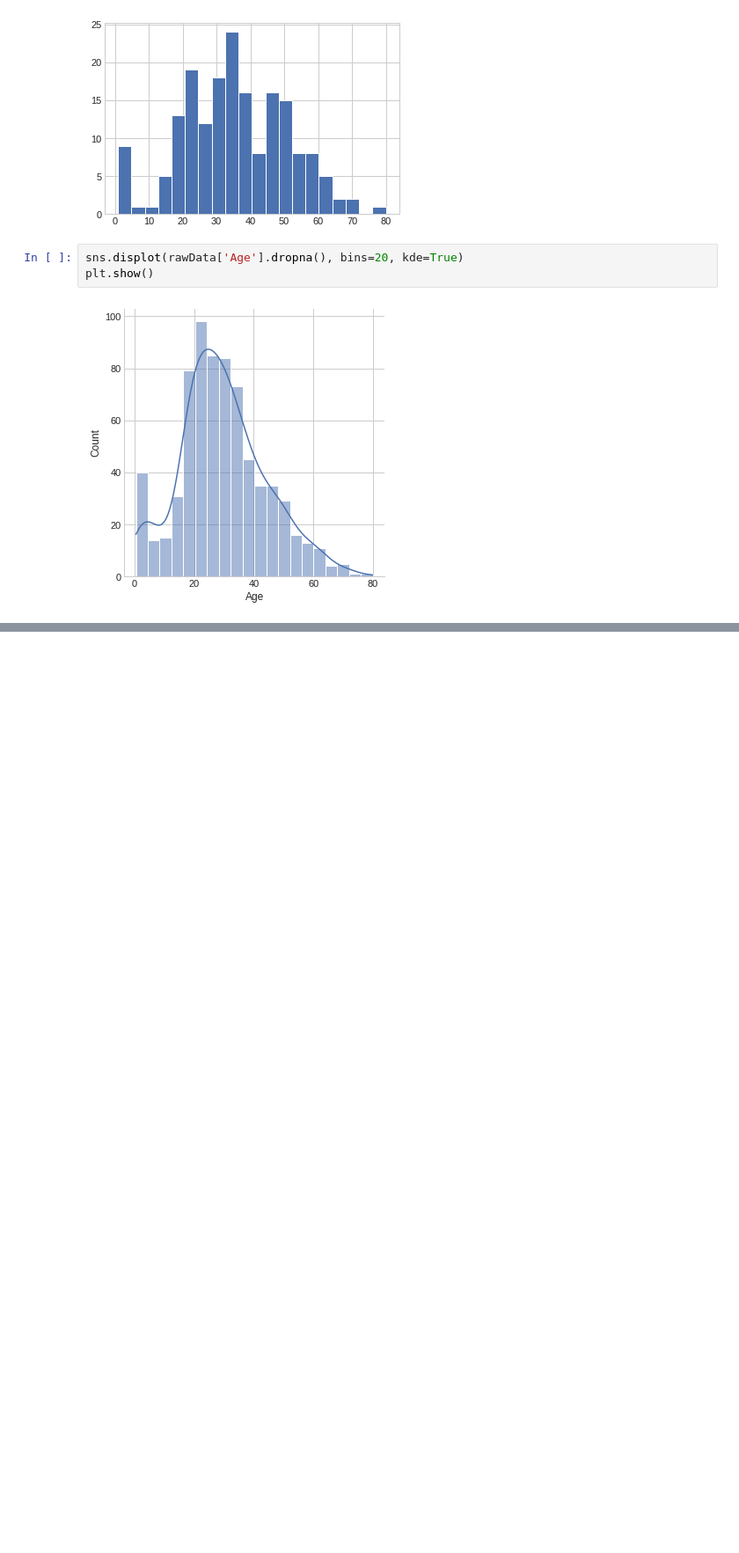
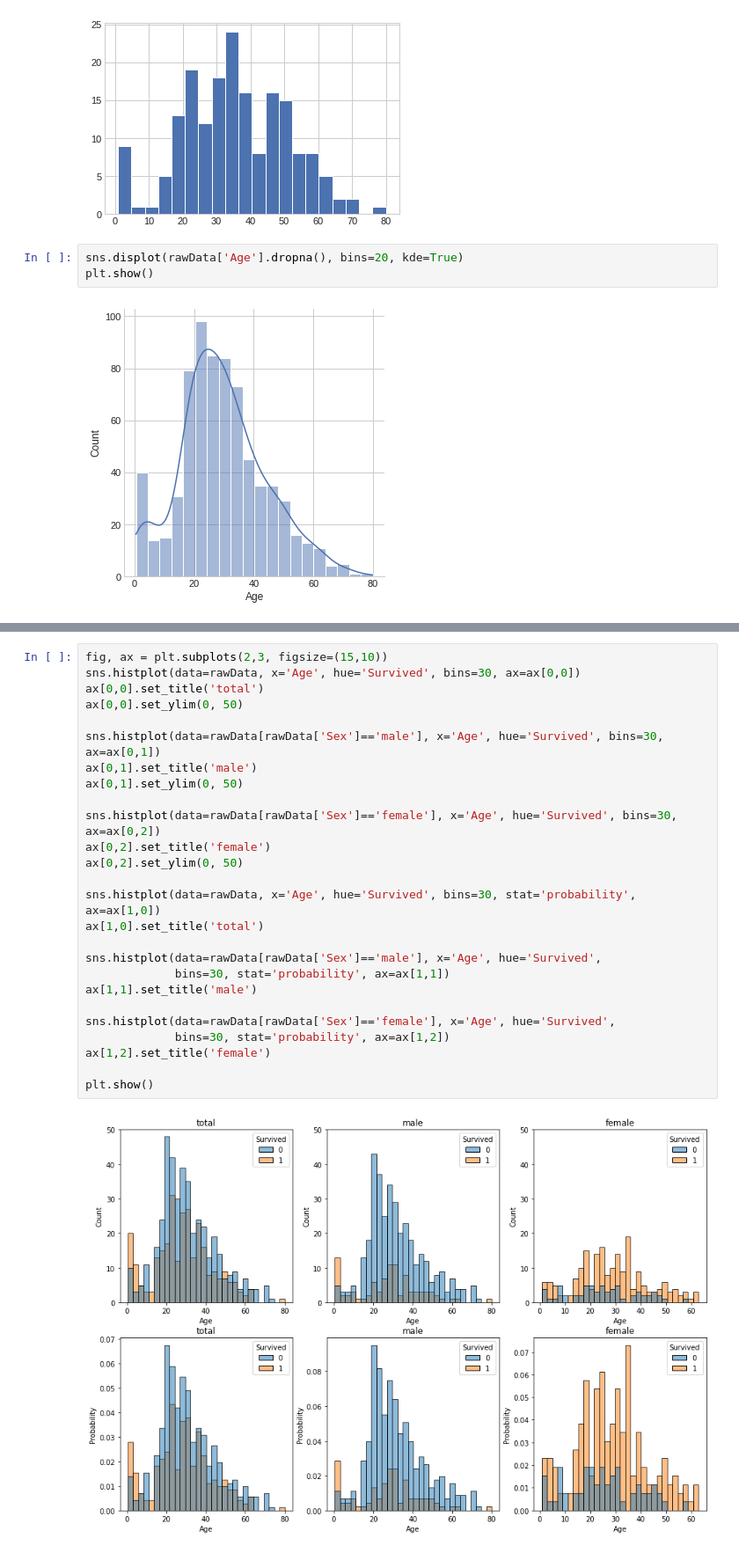
Before and after one commit to sapience2357/lectures, a Jupyter notebook: lectures on AI/preprocess(visualization, EDA, featureEngineering).ipynb, the cells around one changed output, grey strips where cells are left out. Shown at 88% size. Drawn from its saved outputs; the diff is of its cells as text; blank space fills up the shorter version.

```diff
--- a/lectures on AI/preprocess(visualization, EDA, featureEngineering).ipynb
+++ b/lectures on AI/preprocess(visualization, EDA, featureEngineering).ipynb
@@ -154,0 +194,28 @@ plt.show()
+# %%
+fig, ax = plt.subplots(2,3, figsize=(15,10))
+sns.histplot(data=rawData, x='Age', hue='Survived', bins=30, ax=ax[0,0])
+ax[0,0].set_title('total')
+ax[0,0].set_ylim(0, 50)
+
+sns.histplot(data=rawData[rawData['Sex']=='male'], x='Age', hue='Survived', bins=30, ax=ax[0,1])
+ax[0,1].set_title('male')
+ax[0,1].set_ylim(0, 50)
+
+sns.histplot(data=rawData[rawData['Sex']=='female'], x='Age', hue='Survived', bins=30, ax=ax[0,2])
+ax[0,2].set_title('female')
+ax[0,2].set_ylim(0, 50)
+
+sns.histplot(data=rawData, x='Age', hue='Survived', bins=30, stat='probability', ax=ax[1,0])
+ax[1,0].set_title('total')
+
+sns.histplot(data=rawData[rawData['Sex']=='male'], x='Age', hue='Survived',
+             bins=30, stat='probability', ax=ax[1,1])
+ax[1,1].set_title('male')
+
+sns.histplot(data=rawData[rawData['Sex']=='female'], x='Age', hue='Survived',
+             bins=30, stat='probability', ax=ax[1,2])
+ax[1,2].set_title('female')
+
+plt.show()
+# %% [output]
+[figure, added]
```
Also changed, not shown: parts of 45 cells of this notebook, 2 other files.
